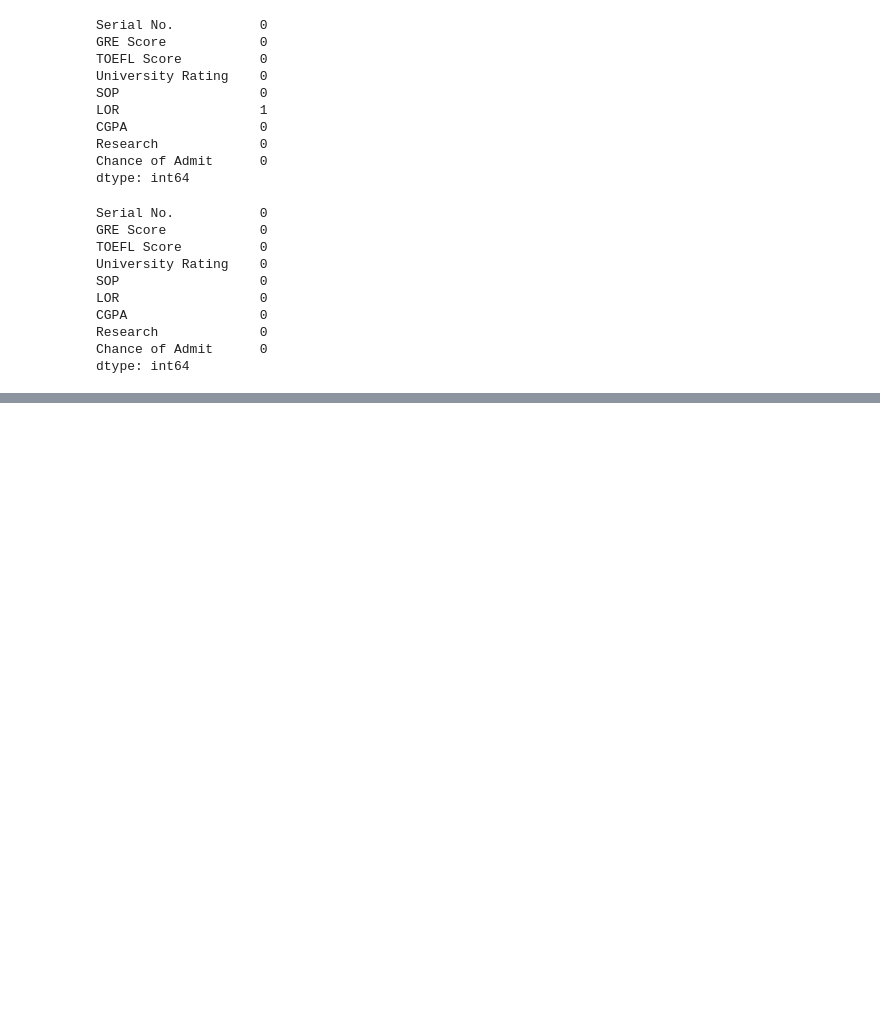
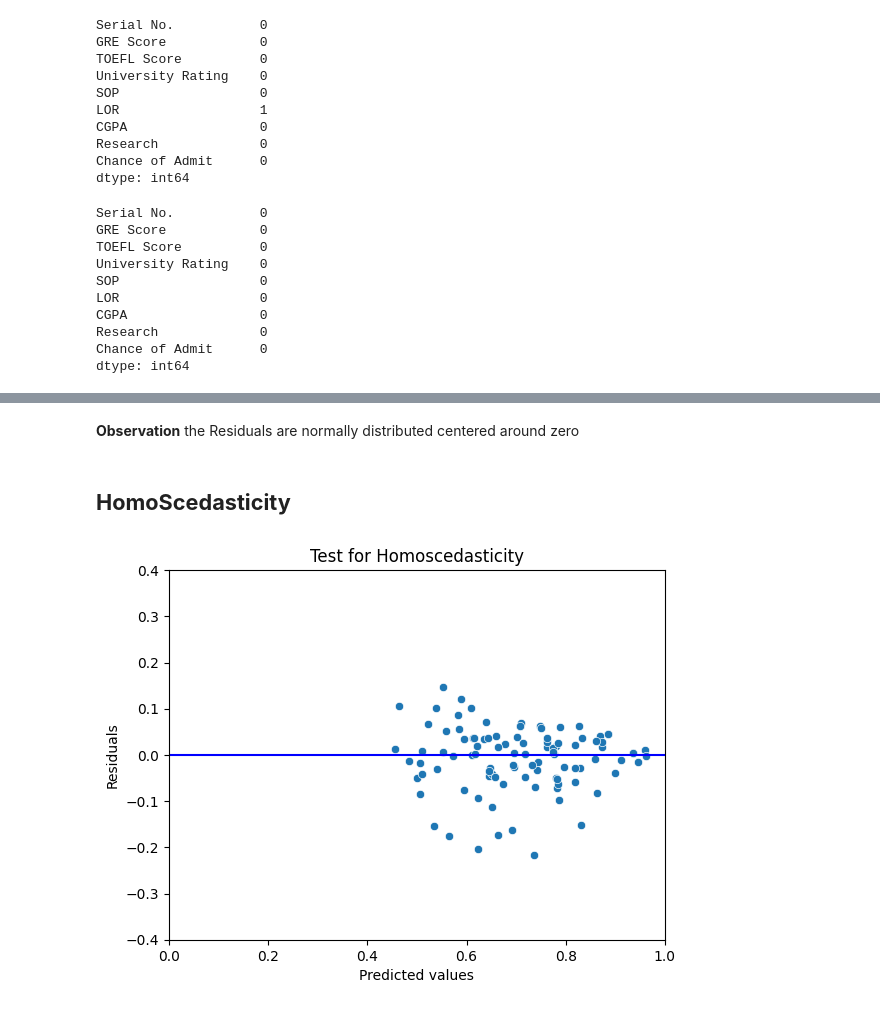
Before and after one commit to DineshPrabhuEng/Case_studies, a Jupyter notebook: Case_studies/Jamboree_Education_Linear_Regression.ipynb, the cells around one changed output, grey strips where cells are left out. Saved outputs shown, nothing was run; the diff lists cells and outputs as text; code cells hidden in the pictures; blank space fills up the shorter version.

```diff
--- a/Case_studies/Jamboree_Education_Linear_Regression.ipynb
+++ b/Case_studies/Jamboree_Education_Linear_Regression.ipynb
@@ -413,0 +623,15 @@ model.score(X_test,y_test)
+# %% [markdown]
+**Observation** the Residuals are normally distributed centered around zero
+# %% [markdown]
+## **HomoScedasticity**
+# %%
+plt.title('Test for Homoscedasticity')
+sns.scatterplot(x=Prediction,y=residual)
+plt.xlabel('Predicted values')
+plt.ylabel('Residuals')
+plt.xlim(0,1)
+plt.ylim(-0.4,0.4)
+plt.axhline(y=0,color='blue',linestyle='-')
+plt.show()
+# %% [output]
+[figure, added]
```
Also changed, not shown: parts of 94 cells of this notebook, 2 other files.
